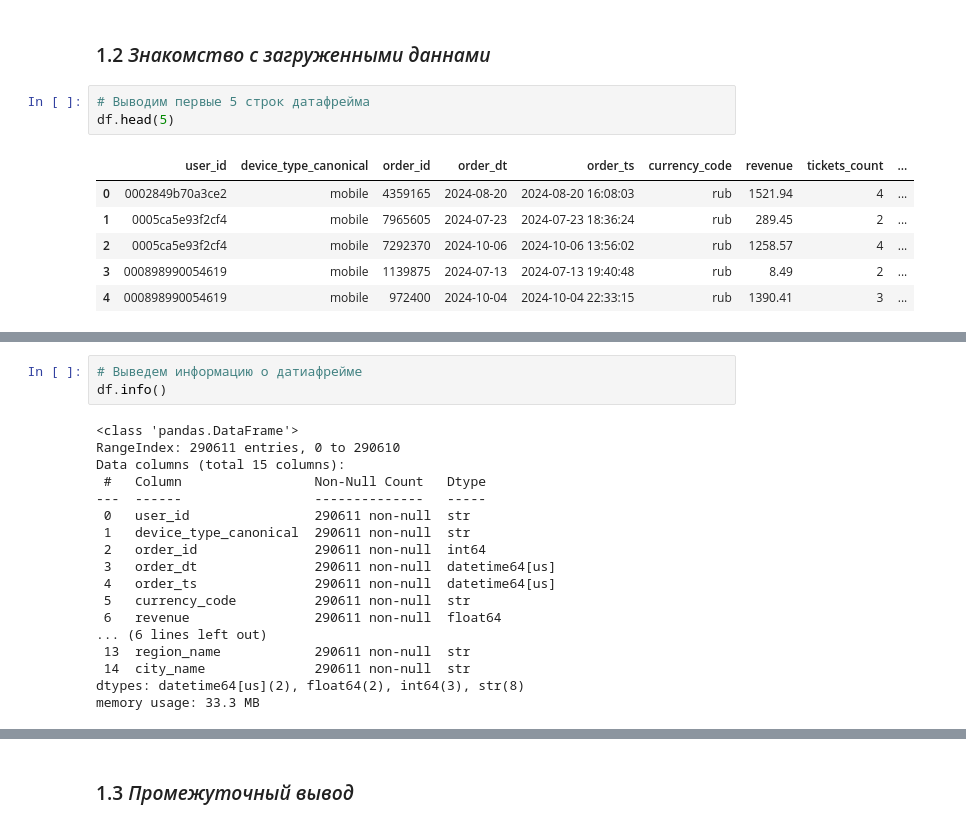
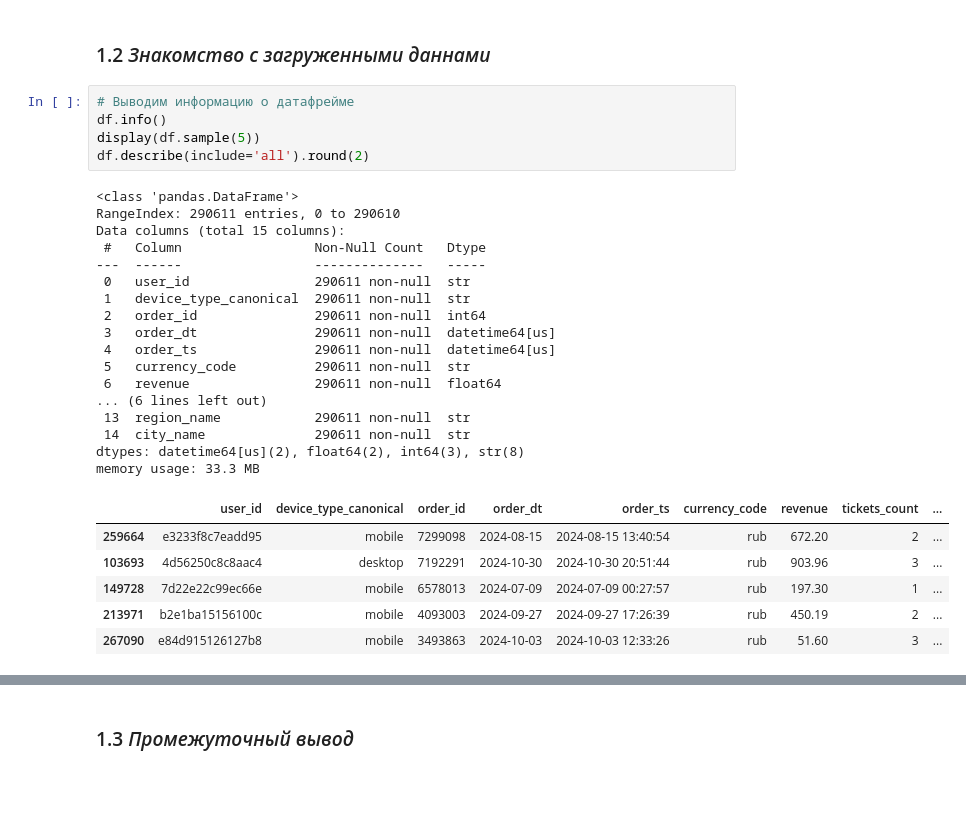
Before and after one commit to MEYakunin/Sprint9_Yandex_Afisha, a Jupyter notebook: Project.ipynb, the cells around one changed output, grey strips where cells are left out. Saved outputs shown, nothing was run; the diff lists cells and outputs as text; blank space fills up the shorter version.

```diff
--- a/Project.ipynb
+++ b/Project.ipynb
@@ -98,12 +98,31 @@ df = pd.read_sql_query(query, con=engine)
 # %% [markdown]
 ### 1.2 *Знакомство с загруженными даннами*
 # %%
-# Выводим первые 5 строк датафрейма
-df.head(5)
+# Выводим информацию о датафрейме
+df.info()
+display(df.sample(5))
+df.describe(include='all').round(2)
 # %% [output]
+<class 'pandas.DataFrame'>
+RangeIndex: 290611 entries, 0 to 290610
+Data columns (total 15 columns):
+ #   Column                 Non-Null Count   Dtype
+---  ------                 --------------   -----
+ 0   user_id                290611 non-null  str
+ 1   device_type_canonical  290611 non-null  str
+ 2   order_id               290611 non-null  int64
+ 3   order_dt               290611 non-null  datetime64[us]
+ 4   order_ts               290611 non-null  datetime64[us]
+ 5   currency_code          290611 non-null  str
+ 6   revenue                290611 non-null  float64
+... (6 lines left out)
+ 13  region_name            290611 non-null  str
+ 14  city_name              290611 non-null  str
+dtypes: datetime64[us](2), float64(2), int64(3), str(8)
+memory usage: 33.3 MB
 |  | user_id | device_type_canonical | order_id | order_dt | order_ts | currency_code | revenue | tickets_count | ... |
-| 0 | 0002849b70a3ce2 | mobile | 4359165 | 2024-08-20 | 2024-08-20 16:08:03 | rub | 1521.94 | 4 | ... |
-| 1 | 0005ca5e93f2cf4 | mobile | 7965605 | 2024-07-23 | 2024-07-23 18:36:24 | rub | 289.45 | 2 | ... |
-| 2 | 0005ca5e93f2cf4 | mobile | 7292370 | 2024-10-06 | 2024-10-06 13:56:02 | rub | 1258.57 | 4 | ... |
-| 3 | 000898990054619 | mobile | 1139875 | 2024-07-13 | 2024-07-13 19:40:48 | rub | 8.49 | 2 | ... |
-| 4 | 000898990054619 | mobile | 972400 | 2024-10-04 | 2024-10-04 22:33:15 | rub | 1390.41 | 3 | ... |
+| 259664 | e3233f8c7eadd95 | mobile | 7299098 | 2024-08-15 | 2024-08-15 13:40:54 | rub | 672.20 | 2 | ... |
+| 103693 | 4d56250c8c8aac4 | desktop | 7192291 | 2024-10-30 | 2024-10-30 20:51:44 | rub | 903.96 | 3 | ... |
+| 149728 | 7d22e22c99ec66e | mobile | 6578013 | 2024-07-09 | 2024-07-09 00:27:57 | rub | 197.30 | 1 | ... |
+| 213971 | b2e1ba15156100c | mobile | 4093003 | 2024-09-27 | 2024-09-27 17:26:39 | rub | 450.19 | 2 | ... |
+| 267090 | e84d915126127b8 | mobile | 3493863 | 2024-10-03 | 2024-10-03 12:33:26 | rub | 51.60 | 3 | ... |
@@ -110,21 +140,0 @@ df.head(5)
-# %%
-# Выведем информацию о датиафрейме
-df.info()
-# %% [output]
-<class 'pandas.DataFrame'>
-RangeIndex: 290611 entries, 0 to 290610
-Data columns (total 15 columns):
- #   Column                 Non-Null Count   Dtype
----  ------                 --------------   -----
- 0   user_id                290611 non-null  str
- 1   device_type_canonical  290611 non-null  str
- 2   order_id               290611 non-null  int64
- 3   order_dt               290611 non-null  datetime64[us]
- 4   order_ts               290611 non-null  datetime64[us]
- 5   currency_code          290611 non-null  str
- 6   revenue                290611 non-null  float64
-... (6 lines left out)
- 13  region_name            290611 non-null  str
- 14  city_name              290611 non-null  str
-dtypes: datetime64[us](2), float64(2), int64(3), str(8)
-memory usage: 33.3 MB
```
Also changed, not shown: parts of 16 cells of this notebook.
